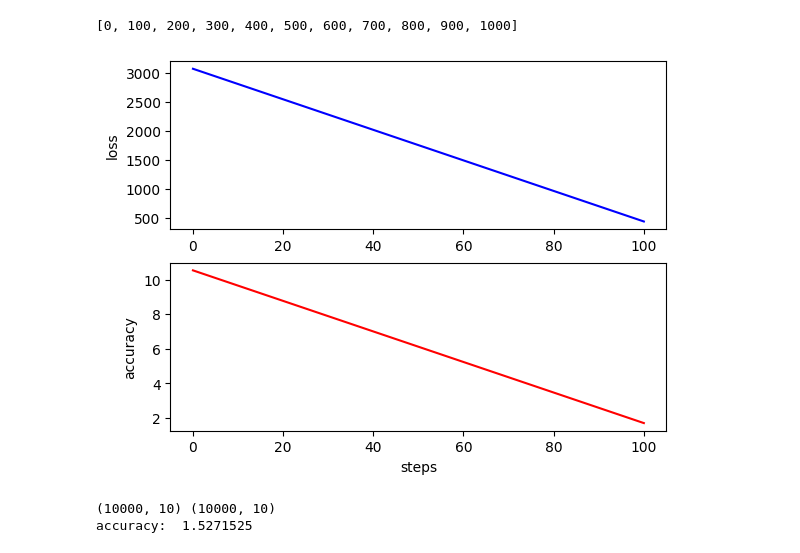
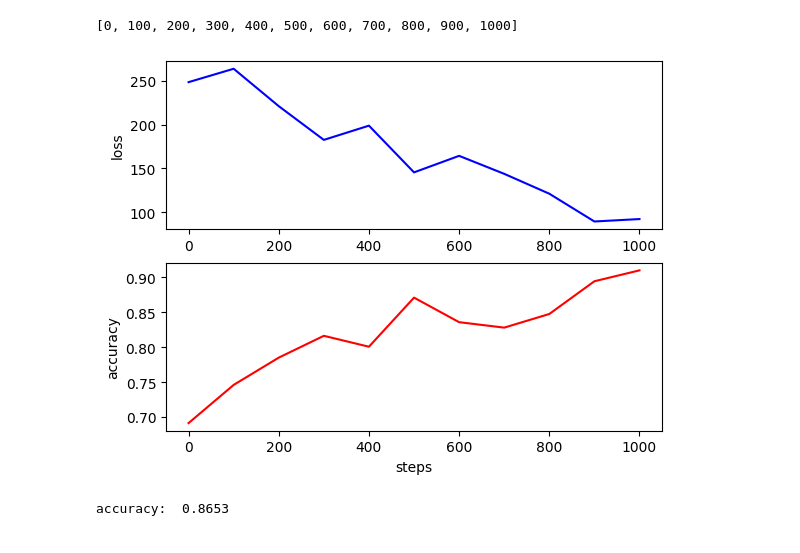
Before and after one commit to PavelStelmakhV/hw309-tensorflow, a Jupyter notebook: tensorflow_mnist_hw.ipynb, the cells around one changed output. Saved outputs shown, nothing was run; the diff lists cells and outputs as text; code cells hidden in the pictures.

```diff
--- a/tensorflow_mnist_hw.ipynb
+++ b/tensorflow_mnist_hw.ipynb
@@ -107,17 +110,12 @@ class NN(tf.Module):
 # %%
 # В качестве функции ошибки в данном случае удобно взять кросс-энтропию
 def cross_entropy(y_pred, y_true):
-    # print('input')
-    # print(y_pred)
-    # print(y_true)
     # Encode label to a one hot vector.
     y_true = tf.one_hot(y_true, depth=num_classes)
 
     # Clip prediction values to avoid log(0) error.
     y_pred = tf.clip_by_value(y_pred, 1e-9, 1.)
-    # print('output')
-    # print(y_pred)
-    # print(y_true)
+
     # Вычисление кросс-энтропии
     return tf.reduce_mean(-tf.reduce_sum(y_true * tf.math.log(y_pred)))
 
@@ -127,11 +125,7 @@ def accuracy(y_pred, y_true):
 
     y_true = tf.one_hot(y_true, depth=num_classes)
     y_pred = tf.clip_by_value(y_pred, 1e-9, 1.)
-    # -------------
-    print(y_true.shape, y_pred.shape)
-    print(y_true)
-    print(y_pred)
 
-    m = tf.keras.metrics.CategoricalCrossentropy()
+    m = tf.keras.metrics.CategoricalAccuracy()
     m.update_state(y_true, y_pred)
     return m.result().numpy()
@@ -179,7 +179,7 @@ accuracy_history = [] # каждые display_step шагов сохраняйт
 # В этом цикле мы будем производить обучение нейронной сети
 # из тренировочного датасета train_data извлеките случайное подмножество, на котором
 # произведется тренировка. Используйте метод take, доступный для тренировочного датасета.
-for step, (batch_x, batch_y) in enumerate(train_data.take(101), 0): # Место для вашего кода:
+for step, (batch_x, batch_y) in enumerate(train_data.take(1001), 0): # Место для вашего кода:
     # Обновляем веса нейронной сети
     # Место для вашего кода
     # print(batch_y)
@@ -250,21 +244,21 @@ steps
 # %%
 # Выведите графики зависимости изменения точности и потерь от шага
 # Если все сделано правильно, то точность должна расти, а потери уменьшаться
 
 # Место для вашего кода
-steps = list(range(0, 101, 100))
+steps = list(range(0, 1001, 100))
 
 plt.figure(1)
 plt.subplot(2, 1, 1, ylabel='loss')
 plt.plot(steps, loss_history, color='b')
 
 plt.subplot(2, 1, 2, ylabel='accuracy', xlabel='steps')
 plt.plot(steps, accuracy_history, color='r')
 
 
 plt.show()
 # %% [output]
-[figure, old version]
+[figure, new version]
 # %%
 # Вычислите точность обученной нейросети
 
@@ -274,8 +268,7 @@ y_test_pred = neural_net(x_test)
 acc = accuracy(y_test_pred, y_test)
 print(f'accuracy: ', acc)
 # %% [output]
-(10000, 10) (10000, 10)
-accuracy:  1.5271525
+accuracy:  0.8653
 # %%
 # Протестируем обученную нейросеть на 10 изображениях. Из тестовой выборки возьмите 5
 # случайных изображений и передайте их в нейронню сеть.
```
Also changed, not shown: parts of 8 cells of this notebook.
